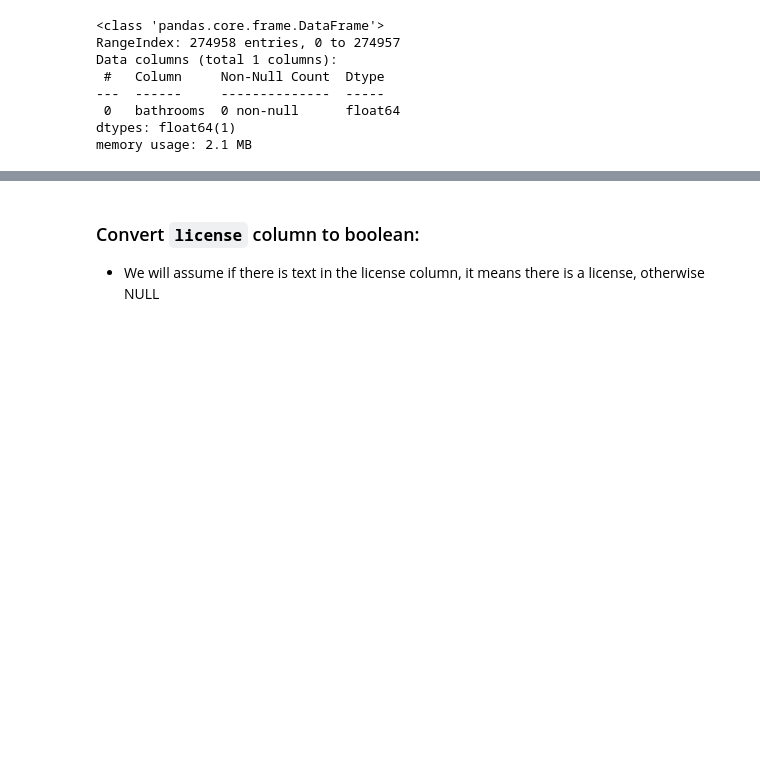
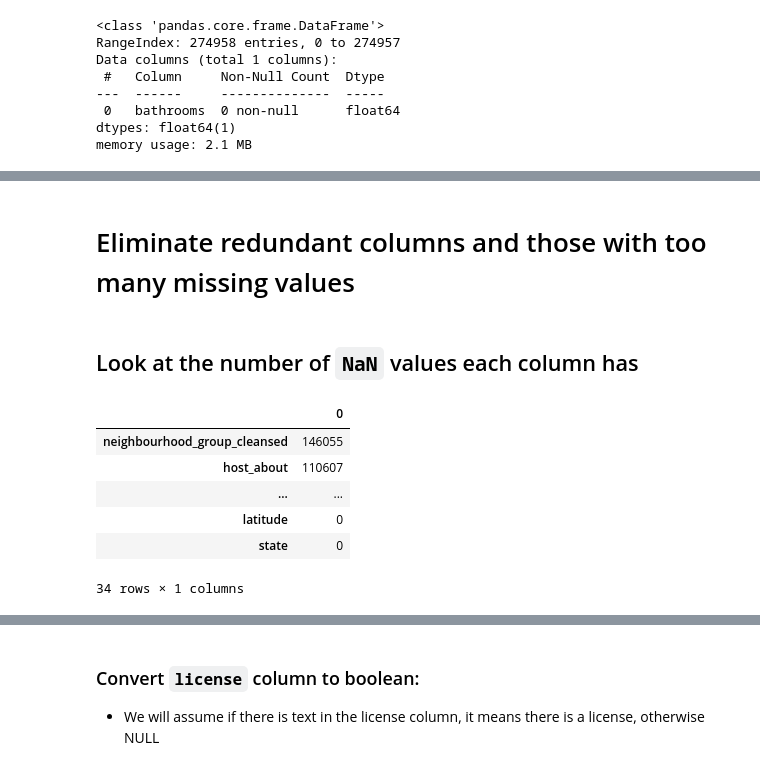
Before and after one commit to clairesarraille/airbnb_price_prediction, a Jupyter notebook: 01_Colab.ipynb, the cells around one changed output, grey strips where cells are left out. Saved outputs shown, nothing was run; the diff lists cells and outputs as text; code cells hidden in the pictures; blank space fills up the shorter version.

```diff
--- a/01_Colab.ipynb
+++ b/01_Colab.ipynb
@@ -224,0 +238,14 @@ for col in range(df.shape[1]):
+# %% [markdown]
+# Eliminate redundant columns and those with too many missing values
+# %% [markdown]
+## Look at the number of `NaN` values each column has
+# %%
+DataFrame(df.isna().sum().sort_values(ascending=False))
+# %% [output]
+|  | 0 |
+| neighbourhood_group_cleansed | 146055 |
+| host_about | 110607 |
+| ... | ... |
+| latitude | 0 |
+| state | 0 |
+34 rows × 1 columns
```
Also changed, not shown: parts of 47 cells of this notebook.
